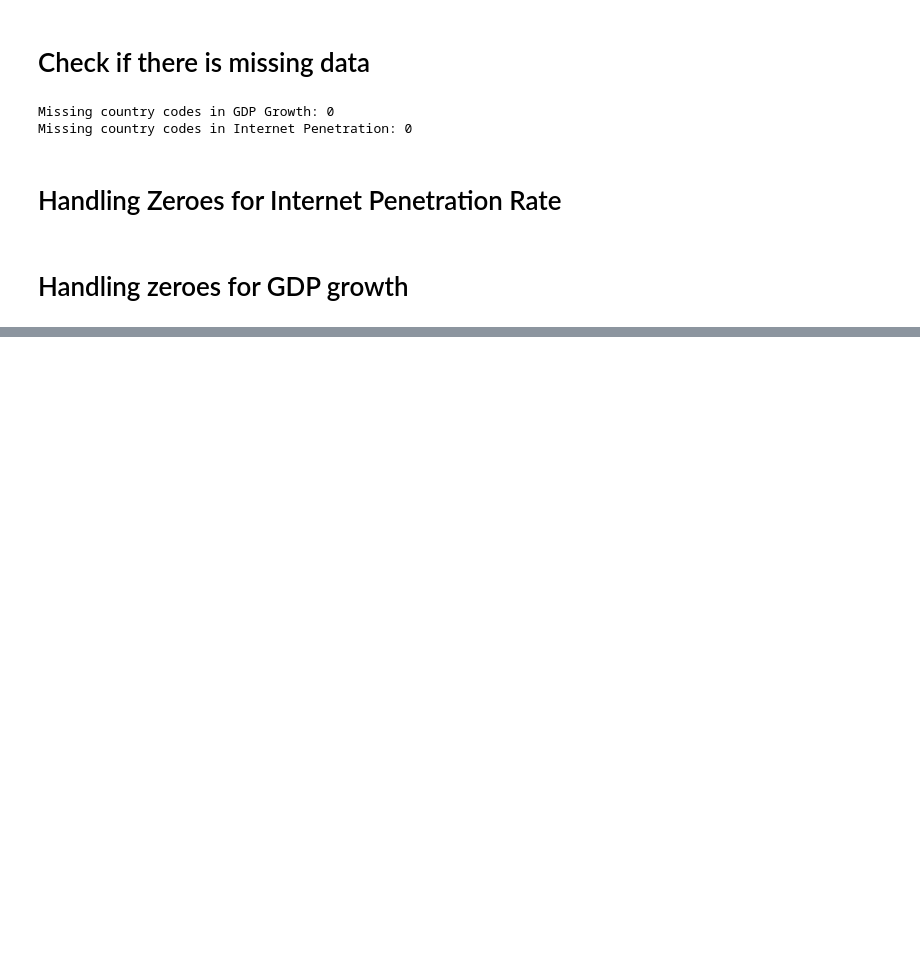
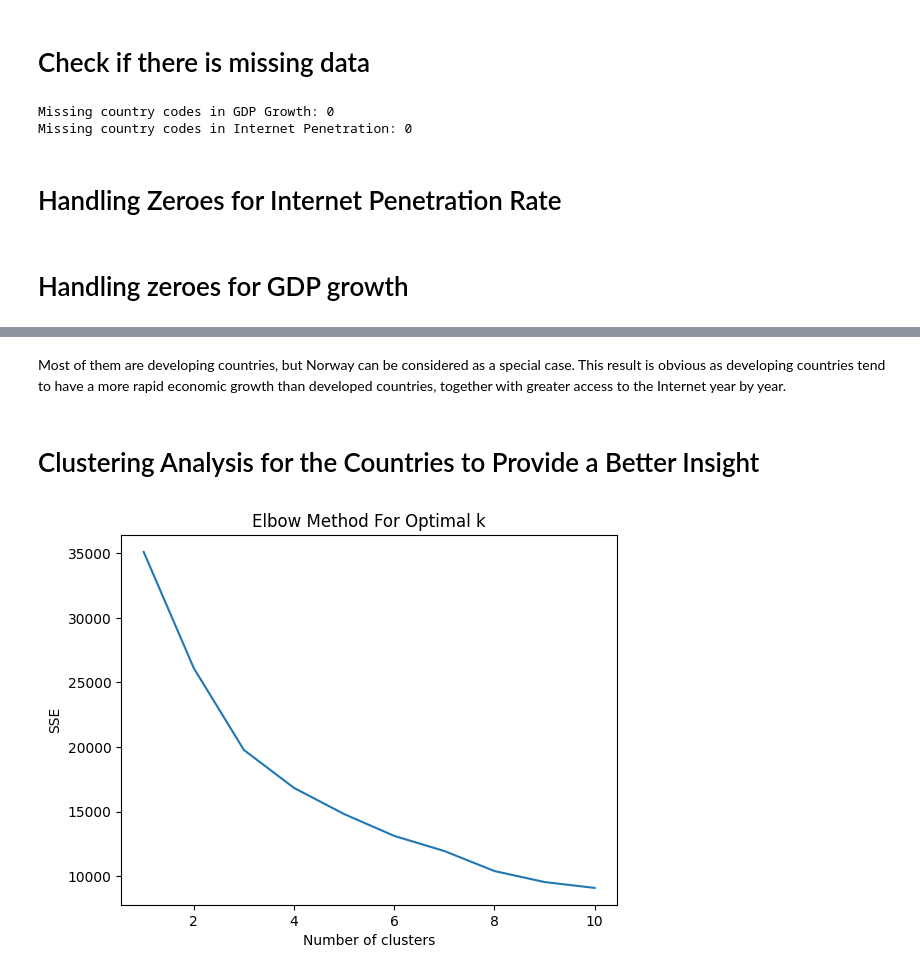
Before and after one commit to Crimson725/5200_proj, a Jupyter notebook: 5200_proj.ipynb, the cells around one changed output, grey strips where cells are left out. Drawn from its saved outputs; the diff is of its cells as text; code cells hidden in the pictures; blank space fills up the shorter version.

```diff
--- a/5200_proj.ipynb
+++ b/5200_proj.ipynb
@@ -344,8 +288,0 @@ plt.show()
-# %%
-# Calculate Pearson correlation coefficient
-correlation, p_value = scipy.stats.pearsonr(df_after1990['Internet Penetration Rate'], df_after1990['GDP Growth'])
-spearmans_correlation, spearmans_p_value = scipy.stats.spearmanr(df_after1990['Internet Penetration Rate'], df_after1990['GDP Growth'])
-print("Pearson Correlation Coefficient:", correlation)
-print("Spearman's Correlation Coefficient:", spearmans_correlation)
-print("Pearson Correlation P-Value:", p_value)
-print("Spearman's Correlation P-Value:", spearmans_p_value)
@@ -436,0 +412,27 @@ df_after1990
+# %% [markdown]
+Most of them are developing countries, but Norway can be considered as a special case.
+This result is obvious as developing countries tend to have a more rapid economic growth than developed countries, together with greater access to the Internet year by year.
+# %% [markdown]
+# Clustering Analysis for the Countries to Provide a Better Insight
+# %%
+df_merged_with_corr = pd.merge(df_merged, correlation_results, left_on='Country Name', right_on='Country', how='left')
+df_merged_with_corr_reg = pd.merge(df_merged_with_corr, regression_results, left_on='Country Name', right_on='Country', how='left')
+
+features = df_merged_with_corr_reg[['Internet Penetration Rate', 'GDP Growth', 'Correlation Coefficient', 'R-squared']].copy()
+features.dropna(inplace=True)
+
+scaler = StandardScaler()
+features_scaled = scaler.fit_transform(features)
+
+sse = {}
+for k in range(1, 11):
+    kmeans = KMeans(n_clusters=k, random_state=21).fit(features_scaled)
+    sse[k] = kmeans.inertia_
+plt.figure()
+plt.plot(list(sse.keys()), list(sse.values()))
+plt.xlabel("Number of clusters")
+plt.ylabel("SSE")
+plt.title("Elbow Method For Optimal k")
+plt.show()
+# %% [output]
+[figure, added]
```
Also changed, not shown: parts of 42 cells of this notebook.
